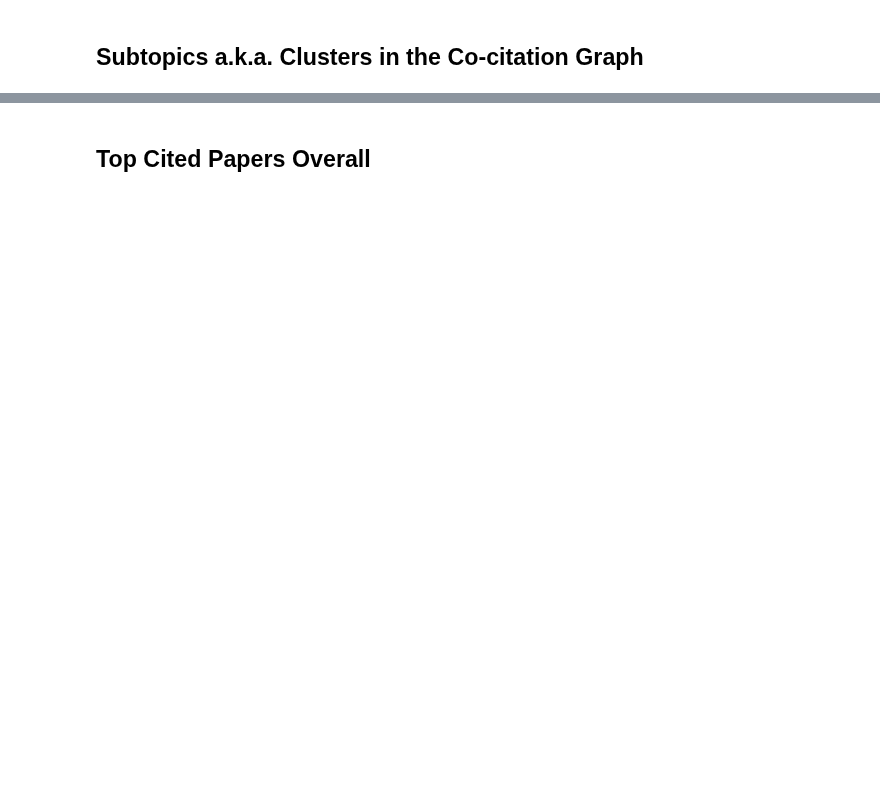
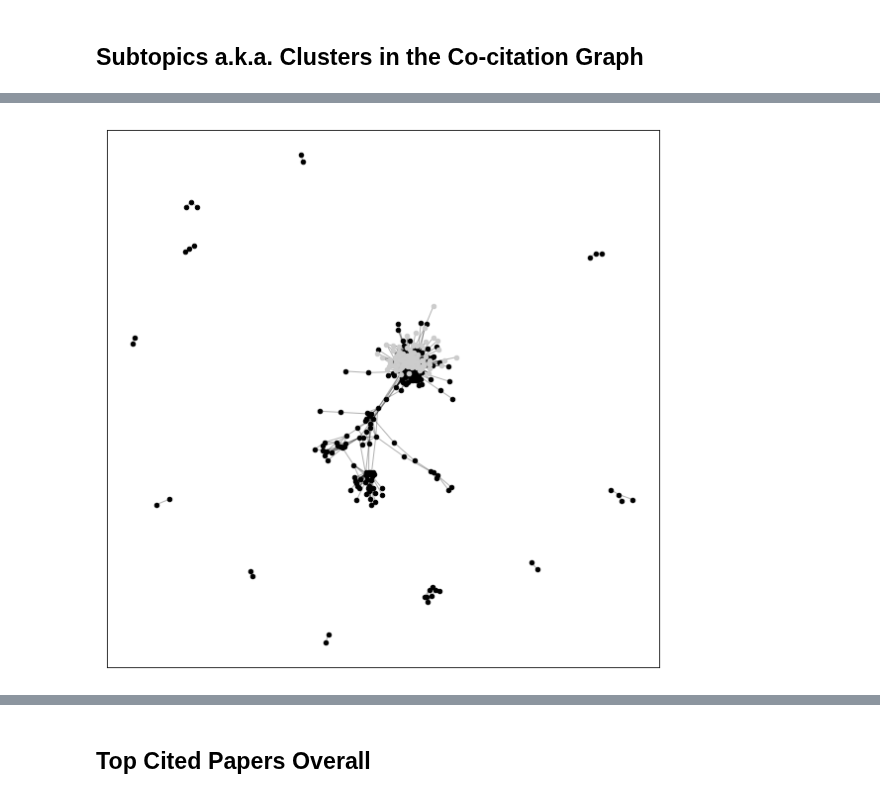
Before and after one commit to JetBrains-Research/pubtrends, a Jupyter notebook: models/key_papers.ipynb, the cells around one changed output, grey strips where cells are left out. Saved outputs shown, nothing was run; the diff lists cells and outputs as text; code cells hidden in the pictures; blank space fills up the shorter version.

```diff
--- a/models/key_papers.ipynb
+++ b/models/key_papers.ipynb
@@ -406,8 +387,26 @@ logging.info(f'Found {len(components)} components')
 # %%
+# This will limit total number of components
 GRANULARITY = 0.1
 logging.info(f'Merging components smaller than {GRANULARITY} to "Other" component')
-threshold = int(GRANULARITY * len(components))
-comp_to_merge = {com: sum([p[node] == com for node in p.keys()]) <= threshold for com in components}
-other_comp = len(components) - sum(comp_to_merge.values())
-pm = {k: v if not comp_to_merge[v] else other_comp for k, v in p.items()}
-logging.info(f'Processed {len(set(pm.values()))} components')
+threshold = int(GRANULARITY * len(p))
+comp_sizes = {com: sum([p[node] == com for node in p.keys()]) for com in components}
+comp_to_merge = {com: comp_sizes[com] <= threshold for com in components}
+if sum(comp_to_merge.values()) > 0:
+    logging.info(f'Reassigning components')
+    pm = {}
+    newcomps = {}
+    ci = 1 # Other component is 0.
+    for k, v in p.items():
+        if comp_sizes[v] <= threshold:
+            pm[k] = 0 # Other
+            continue
+        if v not in newcomps:
+            newcomps[v] = ci
+            ci += 1
+        pm[k] = newcomps[v]
+    logging.info(f'Processed {len(set(pm.values()))} components')
+else:
+    pm = p
+components = set(pm.values())
+pmcomp_sizes = {com: sum([pm[node] == com for node in pm.keys()]) for com in components}
+logging.info('\n'.join([f'{k}: {v} ({int(100 * v / len(pm))}%)' for k,v in pmcomp_sizes.items()]))
@@ -423,5 +428,6 @@ for i, com in enumerate(components):
     list_nodes = [node for node in pm.keys() if pm[node] == com]
     nx.draw_networkx_nodes(analyzer.CG, pos, list_nodes, node_size = 20, node_color = [cmap(i)])
 
-nx.draw_networkx_edges(analyzer.CG, pos, alpha=0.5)
+nx.draw_networkx_edges(analyzer.CG, pos, alpha=0.3)
 plt.show()
+# %% [output]
@@ -428,3 +439,4 @@ plt.show()
+[figure, added]
 # %%
 df_comp = pd.Series(pm).reset_index().rename(columns={'index': 'pmid', 0: 'comp'})
 df_all = pd.merge(df_all, df_comp, on='pmid')
```
Also changed, not shown: parts of 21 cells of this notebook.
